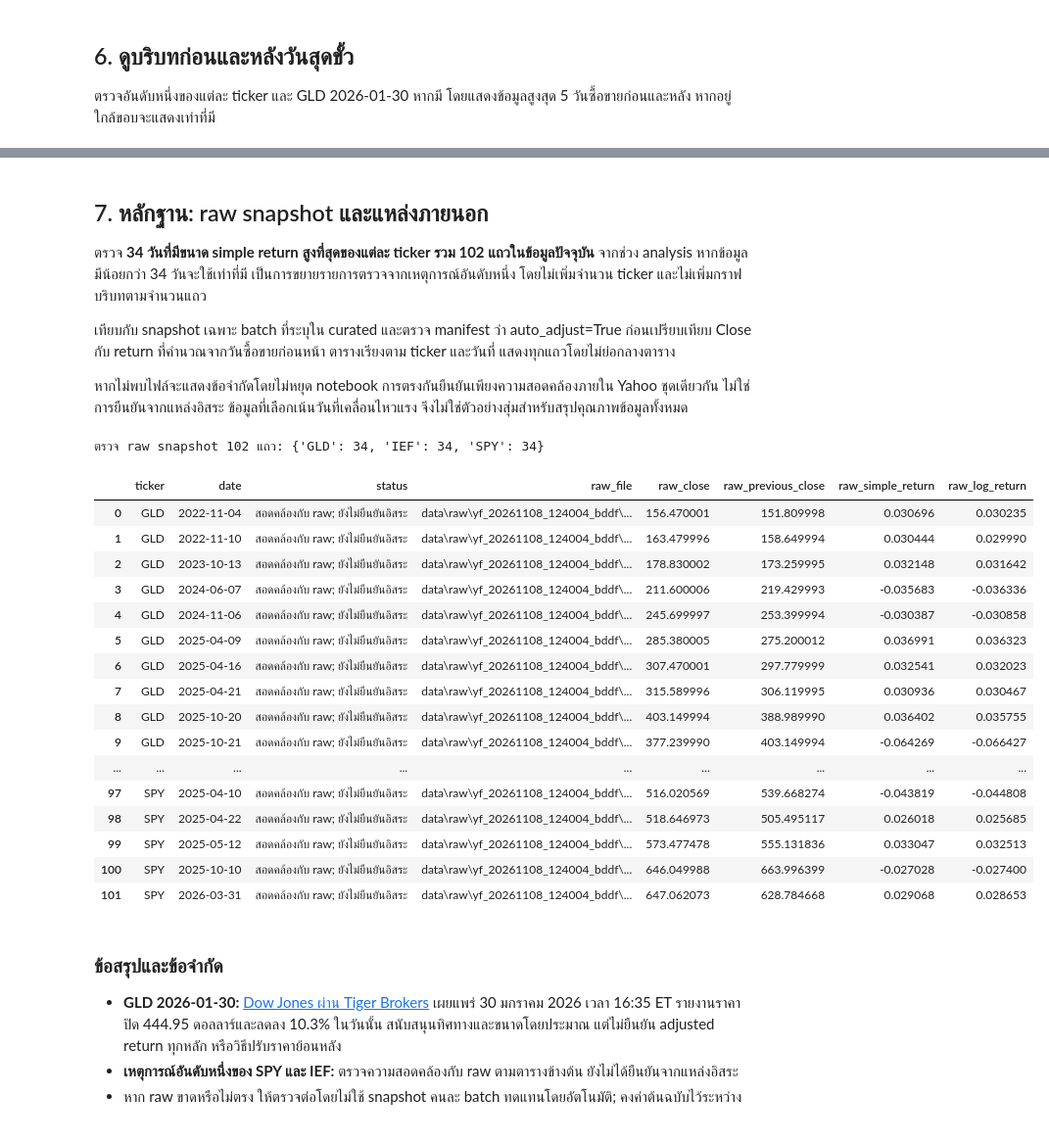
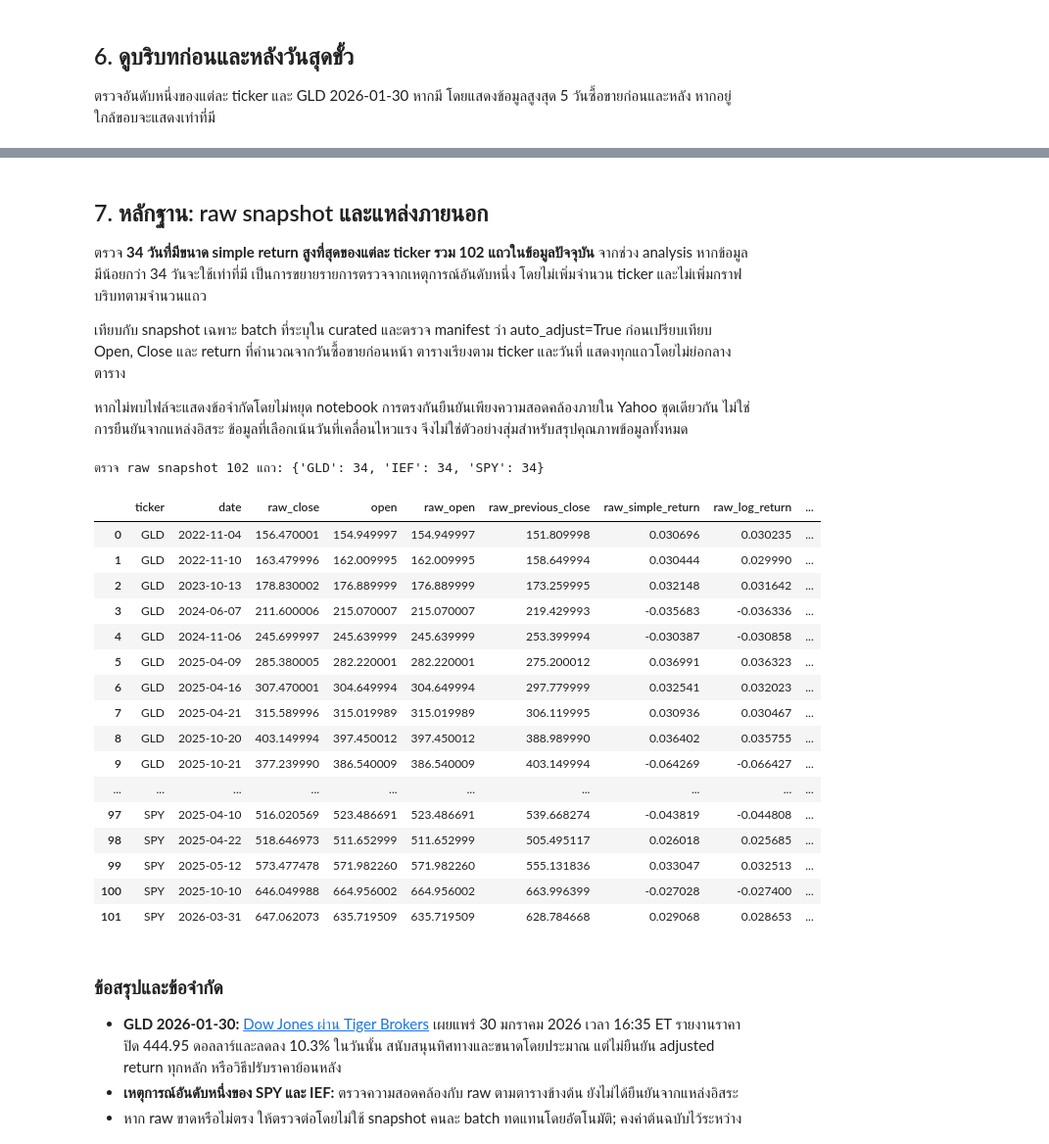
Before and after one commit to 01aptx01/datasci-and-dataen-project, a Jupyter notebook: notebooks/00_data_quality.ipynb, the cells around one changed output, grey strips where cells are left out. Shown at 98% size. Cells and saved outputs as stored; diff of their text form; code cells hidden in the pictures.

```diff
--- a/notebooks/00_data_quality.ipynb
+++ b/notebooks/00_data_quality.ipynb
@@ -94,6 +96,8 @@ expected_sessions = calendar.schedule(start_date=fetch_start, end_date=end_date)
 print(f"จำนวนแถว: {source_df.shape[0]:,} | จำนวนคอลัมน์: {source_df.shape[1]}")
 print("ช่วงที่ควรมีข้อมูล:", fetch_start.date(), "ถึง", end_date.date())
 print("จำนวนวันซื้อขายที่ควรมีต่อสินทรัพย์:", len(expected_sessions))
-df = source_df.copy()
+price_order = ['date', 'ticker', 'adjusted_close', 'open', 'high', 'low']
+display_order = price_order + [column for column in source_df.columns if column not in price_order]
+df = source_df.reindex(columns=display_order).copy()
 display(df.head())
 # %% [output]
@@ -133,9 +254,17 @@ memory usage: 316.3+ KB
 # %%
-overview = df.groupby("ticker").agg(
-    rows=("date", "size"),
-    first_date=("date", "min"),
-    last_date=("date", "max"),
-    warmup_rows=("is_warmup_buffer", "sum"),
+overview = df.groupby('ticker').agg(
+    rows=('date', 'size'),
+    actual_min_date=('date', 'min'),
+    actual_max_date=('date', 'max'),
+    warmup_rows=('is_warmup_buffer', 'sum'),
 )
-overview
+overview['analysis_rows'] = overview.rows - overview.warmup_rows
+overview['columns'] = len(source_df.columns)
+overview['memory_KiB'] = pd.Series({
+    ticker: group.memory_usage(index=False, deep=True).sum() / 1024
+    for ticker, group in df.groupby('ticker')
+}).round(1)
+display(overview)
+print('คอลัมน์ที่อ่านเข้า:', ', '.join(display_order))
+print(f'ขนาดไฟล์ curated บนดิสก์: {data_path.stat().st_size / 1024:,.1f} KiB')
 # %% [output]
@@ -195,0 +284,3 @@ Anomaly flags for review: 0
+# %%
+df, quality_report = inspect_market_prices(source_df, config, expected_sessions)
+df = df.reindex(columns=display_order)
@@ -272,7 +516,7 @@ for event in selected.itertuples(index=False):
     position = group.index[group.date.eq(event.date)][0]
     before, after = min(5, position), min(5, len(group)-position-1)
     print(f'{event.ticker} {event.date:%Y-%m-%d}: ก่อน {before} วัน หลัง {after} วัน')
-    display(group.iloc[position-before:position+after+1][['date','adjusted_close','high','low','simple_return_pct','log_return','is_anomaly_flagged']])
+    display(group.iloc[position-before:position+after+1][['date','adjusted_close','open','high','low','simple_return_pct','log_return','is_anomaly_flagged']])
     fig, ax = plt.subplots(figsize=(7, 2.5))
     window = group.iloc[position-before:position+after+1]
     ax.plot(window.date, window.adjusted_close, marker='o'); ax.axvline(event.date, color='red', linestyle='--')
@@ -326,7 +570,7 @@ SPY 2025-04-09: ก่อน 5 วัน หลัง 5 วัน
 
 ตรวจ **34 วันที่มีขนาด simple return สูงที่สุดของแต่ละ ticker รวม 102 แถวในข้อมูลปัจจุบัน** จากช่วง analysis หากข้อมูลมีน้อยกว่า 34 วันจะใช้เท่าที่มี เป็นการขยายรายการตรวจจากเหตุการณ์อันดับหนึ่ง โดยไม่เพิ่มจำนวน ticker และไม่เพิ่มกราฟบริบทตามจำนวนแถว
 
-เทียบกับ snapshot เฉพาะ batch ที่ระบุใน curated และตรวจ manifest ว่า auto_adjust=True ก่อนเปรียบเทียบ Close กับ return ที่คำนวณจากวันซื้อขายก่อนหน้า ตารางเรียงตาม ticker และวันที่ แสดงทุกแถวโดยไม่ย่อกลางตาราง
+เทียบกับ snapshot เฉพาะ batch ที่ระบุใน curated และตรวจ manifest ว่า auto_adjust=True ก่อนเปรียบเทียบ Open, Close และ return ที่คำนวณจากวันซื้อขายก่อนหน้า ตารางเรียงตาม ticker และวันที่ แสดงทุกแถวโดยไม่ย่อกลางตาราง
 
 หากไม่พบไฟล์จะแสดงข้อจำกัดโดยไม่หยุด notebook การตรงกันยืนยันเพียงความสอดคล้องภายใน Yahoo ชุดเดียวกัน ไม่ใช่การยืนยันจากแหล่งอิสระ ข้อมูลที่เลือกเน้นวันที่เคลื่อนไหวแรง จึงไม่ใช่ตัวอย่างสุ่มสำหรับสรุปคุณภาพข้อมูลทั้งหมด
 # %%
@@ -346,52 +590,56 @@ for event in raw_review_events.itertuples(index=False):
     result = {'ticker': event.ticker, 'date': event.date, 'status': 'ยังยืนยันไม่ได้: ไม่พบ raw ที่เชื่อมได้'}
     if pos > 0 and row.source_batch_id == group.iloc[pos-1].source_batch_id:
         folder = project_root / 'data' / 'raw' / str(row.source_batch_id)
         manifest_path, raw_path = folder / 'manifest.json', folder / 'raw_prices.csv'
         if manifest_path.is_file() and raw_path.is_file():
             try:
                 manifest = json.loads(manifest_path.read_text(encoding='utf-8'))
                 raw = pd.read_csv(raw_path, parse_dates=['date'])
                 subset = raw.loc[raw.ticker.eq(event.ticker) & raw.date.isin([event.date, group.iloc[pos-1].date])].set_index('date')
                 if manifest.get('source_batch_id') == row.source_batch_id and manifest.get('auto_adjust') is True and len(subset) == 2 and subset.index.is_unique:
+                    raw_open = float(subset.loc[event.date, 'Open'])
                     current = float(subset.loc[event.date, 'Close'])
                     previous = float(subset.loc[group.iloc[pos-1].date, 'Close'])
                     returns = raw_price_returns(previous, current)
                     if returns is None:
                         result['status'] = 'ยังยืนยันไม่ได้: ราคา raw ไม่ผ่านเงื่อนไข'
                     else:
                         raw_simple, raw_log = returns
-                        result.update({'raw_file': str(raw_path.relative_to(project_root)), 'raw_close': current, 'raw_previous_close': previous,
+                        result.update({'raw_file': str(raw_path.relative_to(project_root)), 'open': row.open, 'raw_open': raw_open, 'raw_close': current, 'raw_previous_close': previous,
                                        'raw_simple_return': raw_simple, 'raw_log_return': raw_log})
-                        matches = np.allclose([current, previous, raw_simple, raw_log], [row.adjusted_close, row.previous_close, row.simple_return, row.log_return], rtol=1e-9, atol=1e-12)
+                        matches = np.allclose([raw_open, current, previous, raw_simple, raw_log], [row.open, row.adjusted_close, row.previous_close, row.simple_return, row.log_return], rtol=1e-9, atol=1e-12)
                         result['status'] = 'สอดคล้องกับ raw; ยังไม่ยืนยันอิสระ' if matches else 'ไม่สอดคล้อง: ตรวจต่อ'
                 else:
                     result['status'] = 'ยังยืนยันไม่ได้: batch, adjustment หรือแถว raw ไม่ครบ'
             except (OSError, ValueError, KeyError, TypeError) as exc:
                 result['status'] = f'ยังยืนยันไม่ได้: อ่าน raw ไม่สำเร็จ ({exc})'
     raw_results.append(result)
 raw_evidence = pd.DataFrame(raw_results)
+evidence_order = ['ticker', 'date', 'raw_close', 'open', 'raw_open', 'raw_previous_close',
+                  'raw_simple_return', 'raw_log_return', 'raw_file', 'status']
+raw_evidence = raw_evidence.reindex(columns=evidence_order)
 print(f'ตรวจ raw snapshot {len(raw_evidence)} แถว: {raw_evidence.groupby("ticker").size().to_dict()}')
 with pd.option_context('display.max_rows', None, 'display.max_columns', None, 'display.max_colwidth', None):
     display(raw_evidence)
 # %% [output]
 ตรวจ raw snapshot 102 แถว: {'GLD': 34, 'IEF': 34, 'SPY': 34}
-|  | ticker | date | status | raw_file | raw_close | raw_previous_close | raw_simple_return | raw_log_return |
-| 0 | GLD | 2022-11-04 | สอดคล้องกับ raw; ยังไม่ยืนยันอิสระ | data\raw\yf_20261108_124004_bddf\... | 156.470001 | 151.809998 | 0.030696 | 0.030235 |
-| 1 | GLD | 2022-11-10 | สอดคล้องกับ raw; ยังไม่ยืนยันอิสระ | data\raw\yf_20261108_124004_bddf\... | 163.479996 | 158.649994 | 0.030444 | 0.029990 |
-| 2 | GLD | 2023-10-13 | สอดคล้องกับ raw; ยังไม่ยืนยันอิสระ | data\raw\yf_20261108_124004_bddf\... | 178.830002 | 173.259995 | 0.032148 | 0.031642 |
-| 3 | GLD | 2024-06-07 | สอดคล้องกับ raw; ยังไม่ยืนยันอิสระ | data\raw\yf_20261108_124004_bddf\... | 211.600006 | 219.429993 | -0.035683 | -0.036336 |
-| 4 | GLD | 2024-11-06 | สอดคล้องกับ raw; ยังไม่ยืนยันอิสระ | data\raw\yf_20261108_124004_bddf\... | 245.699997 | 253.399994 | -0.030387 | -0.030858 |
-| 5 | GLD | 2025-04-09 | สอดคล้องกับ raw; ยังไม่ยืนยันอิสระ | data\raw\yf_20261108_124004_bddf\... | 285.380005 | 275.200012 | 0.036991 | 0.036323 |
-| 6 | GLD | 2025-04-16 | สอดคล้องกับ raw; ยังไม่ยืนยันอิสระ | data\raw\yf_20261108_124004_bddf\... | 307.470001 | 297.779999 | 0.032541 | 0.032023 |
-| 7 | GLD | 2025-04-21 | สอดคล้องกับ raw; ยังไม่ยืนยันอิสระ | data\raw\yf_20261108_124004_bddf\... | 315.589996 | 306.119995 | 0.030936 | 0.030467 |
-| 8 | GLD | 2025-10-20 | สอดคล้องกับ raw; ยังไม่ยืนยันอิสระ | data\raw\yf_20261108_124004_bddf\... | 403.149994 | 388.989990 | 0.036402 | 0.035755 |
-| 9 | GLD | 2025-10-21 | สอดคล้องกับ raw; ยังไม่ยืนยันอิสระ | data\raw\yf_20261108_124004_bddf\... | 377.239990 | 403.149994 | -0.064269 | -0.066427 |
-| ... | ... | ... | ... | ... | ... | ... | ... | ... |
-| 97 | SPY | 2025-04-10 | สอดคล้องกับ raw; ยังไม่ยืนยันอิสระ | data\raw\yf_20261108_124004_bddf\... | 516.020569 | 539.668274 | -0.043819 | -0.044808 |
-| 98 | SPY | 2025-04-22 | สอดคล้องกับ raw; ยังไม่ยืนยันอิสระ | data\raw\yf_20261108_124004_bddf\... | 518.646973 | 505.495117 | 0.026018 | 0.025685 |
-| 99 | SPY | 2025-05-12 | สอดคล้องกับ raw; ยังไม่ยืนยันอิสระ | data\raw\yf_20261108_124004_bddf\... | 573.477478 | 555.131836 | 0.033047 | 0.032513 |
-| 100 | SPY | 2025-10-10 | สอดคล้องกับ raw; ยังไม่ยืนยันอิสระ | data\raw\yf_20261108_124004_bddf\... | 646.049988 | 663.996399 | -0.027028 | -0.027400 |
-| 101 | SPY | 2026-03-31 | สอดคล้องกับ raw; ยังไม่ยืนยันอิสระ | data\raw\yf_20261108_124004_bddf\... | 647.062073 | 628.784668 | 0.029068 | 0.028653 |
+|  | ticker | date | raw_close | open | raw_open | raw_previous_close | raw_simple_return | raw_log_return | ... |
+| 0 | GLD | 2022-11-04 | 156.470001 | 154.949997 | 154.949997 | 151.809998 | 0.030696 | 0.030235 | ... |
+| 1 | GLD | 2022-11-10 | 163.479996 | 162.009995 | 162.009995 | 158.649994 | 0.030444 | 0.029990 | ... |
+| 2 | GLD | 2023-10-13 | 178.830002 | 176.889999 | 176.889999 | 173.259995 | 0.032148 | 0.031642 | ... |
+| 3 | GLD | 2024-06-07 | 211.600006 | 215.070007 | 215.070007 | 219.429993 | -0.035683 | -0.036336 | ... |
+| 4 | GLD | 2024-11-06 | 245.699997 | 245.639999 | 245.639999 | 253.399994 | -0.030387 | -0.030858 | ... |
+| 5 | GLD | 2025-04-09 | 285.380005 | 282.220001 | 282.220001 | 275.200012 | 0.036991 | 0.036323 | ... |
+| 6 | GLD | 2025-04-16 | 307.470001 | 304.649994 | 304.649994 | 297.779999 | 0.032541 | 0.032023 | ... |
+| 7 | GLD | 2025-04-21 | 315.589996 | 315.019989 | 315.019989 | 306.119995 | 0.030936 | 0.030467 | ... |
+| 8 | GLD | 2025-10-20 | 403.149994 | 397.450012 | 397.450012 | 388.989990 | 0.036402 | 0.035755 | ... |
+| 9 | GLD | 2025-10-21 | 377.239990 | 386.540009 | 386.540009 | 403.149994 | -0.064269 | -0.066427 | ... |
+| ... | ... | ... | ... | ... | ... | ... | ... | ... | ... |
+| 97 | SPY | 2025-04-10 | 516.020569 | 523.486691 | 523.486691 | 539.668274 | -0.043819 | -0.044808 | ... |
+| 98 | SPY | 2025-04-22 | 518.646973 | 511.652999 | 511.652999 | 505.495117 | 0.026018 | 0.025685 | ... |
+| 99 | SPY | 2025-05-12 | 573.477478 | 571.982260 | 571.982260 | 555.131836 | 0.033047 | 0.032513 | ... |
+| 100 | SPY | 2025-10-10 | 646.049988 | 664.956002 | 664.956002 | 663.996399 | -0.027028 | -0.027400 | ... |
+| 101 | SPY | 2026-03-31 | 647.062073 | 635.719509 | 635.719509 | 628.784668 | 0.029068 | 0.028653 | ... |
 # %% [markdown]
 ### ข้อสรุปและข้อจำกัด
 - **GLD 2026-01-30:** [Dow Jones ผ่าน Tiger Brokers](https://www.itiger.com/news/2607024866) เผยแพร่ 30 มกราคม 2026 เวลา 16:35 ET รายงานราคาปิด 444.95 ดอลลาร์และลดลง 10.3% ในวันนั้น สนับสนุนทิศทางและขนาดโดยประมาณ แต่ไม่ยืนยัน adjusted return ทุกหลัก หรือวิธีปรับราคาย้อนหลัง
```
Also changed, not shown: parts of 25 cells of this notebook, 14 other files.
